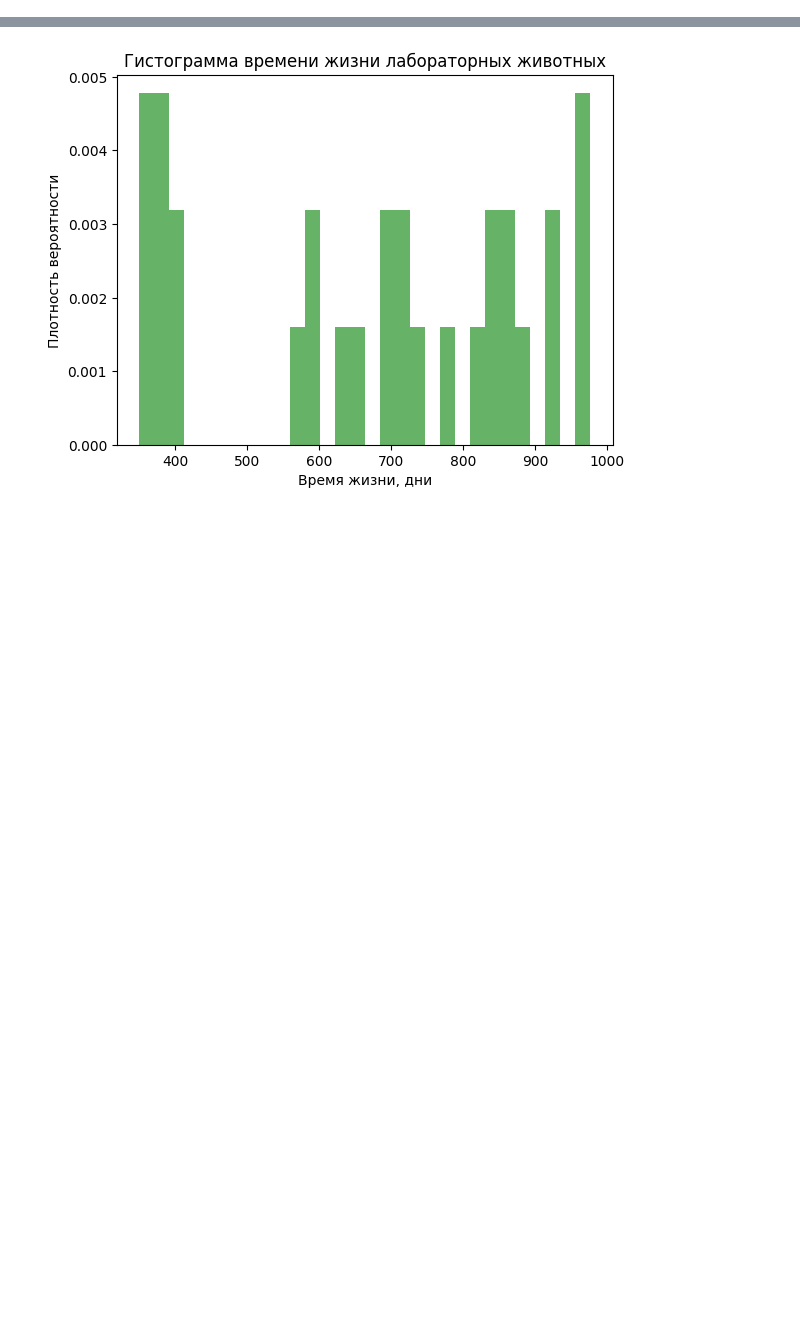
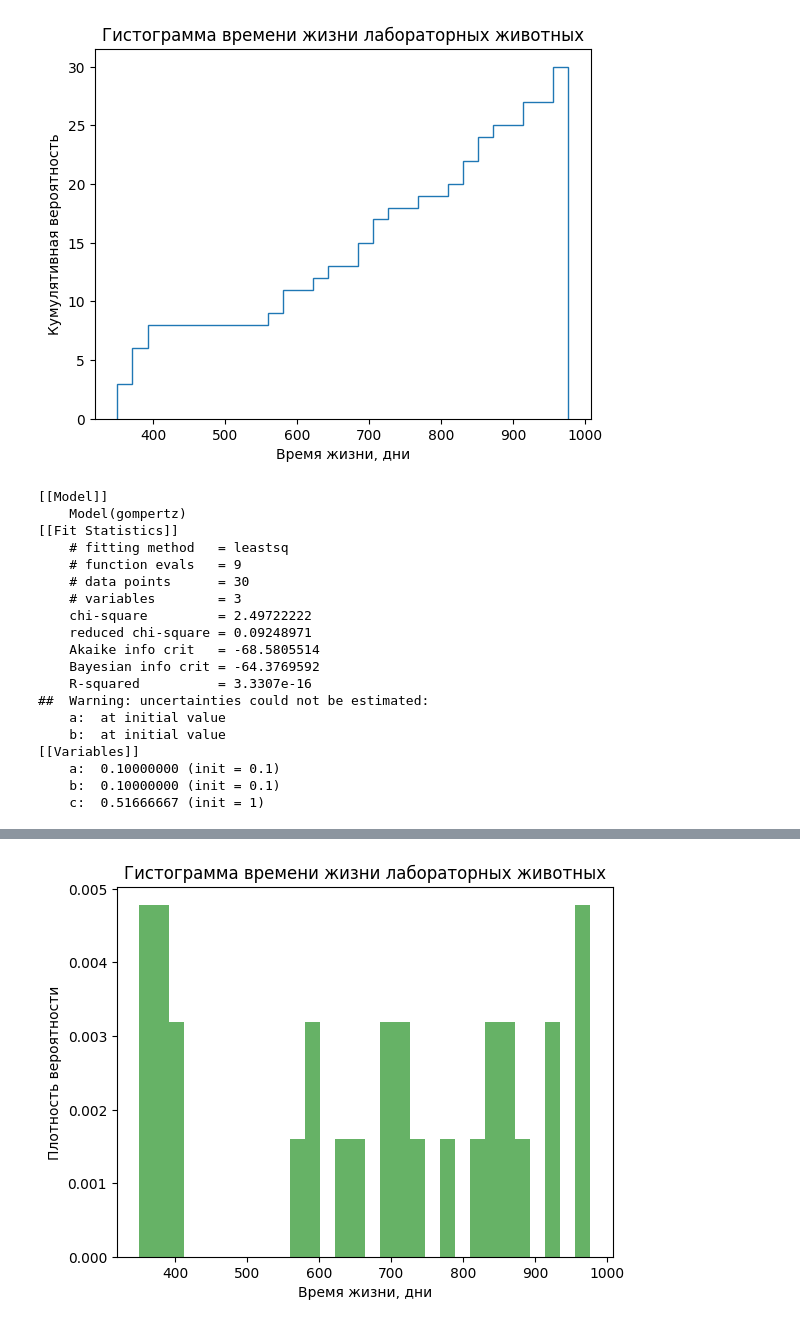
Before and after one commit to quasimuzzle/Biostatistics, a Jupyter notebook: lab1.ipynb, the cells around one changed output, grey strips where cells are left out. Saved outputs shown, nothing was run; the diff lists cells and outputs as text; code cells hidden in the pictures; blank space fills up the shorter version.

```diff
--- a/lab1.ipynb
+++ b/lab1.ipynb
@@ -0,0 +1,63 @@
+# %%
+import numpy as np
+import matplotlib.pyplot as plt
+from scipy.optimize import curve_fit
+from lmfit import Model
+from scipy.interpolate import UnivariateSpline
+
+
+data = np.loadtxt("life_expectancy.txt")
+
+# Эмпирическая функция дожития
+data_sorted = np.sort(data)
+y = np.arange(1, len(data_sorted) + 1) / len(data_sorted)
+
+# Условная функция дожития
+def conditional_survival(t, data):
+    return np.sum(data > t) / len(data)
+
+# Измененный стиль гистограммы
+plt.hist(data, histtype='step', cumulative=True, bins=len(data))
+plt.xlabel('Время жизни, дни')
+plt.ylabel('Кумулятивная вероятность')
+plt.title('Гистограмма времени жизни лабораторных животных')
+plt.show()
+
+# Более точная аппроксимация кривой Гомперца
+def gompertz(t, a, b, c):
+    return c * np.exp(-a * np.exp(-b * t))
+
+model = Model(gompertz)
+params = model.make_params(a=0.1, b=0.1, c=1)  # Инициализация параметров
+result = model.fit(y, t=data_sorted, params=params)
+
+# Вывод результатов и график
+print(result.fit_report())
+plt.plot(data_sorted, y, 'bo', label='Эмпирическая функция дожития')
+plt.plot(data_sorted, result.best_fit, 'r-', label='Более точная аппроксимация кривой Гомперца')
+plt.xlabel('Время жизни, дни')
+plt.ylabel('Вероятность дожития')
+plt.legend()
+plt.title('Эмпирическая функция дожития и более точная аппроксимация кривой Гомперца')
+plt.show()
+# %% [output]
+[figure, added]
+[[Model]]
+    Model(gompertz)
+[[Fit Statistics]]
+    # fitting method   = leastsq
+    # function evals   = 9
+    # data points      = 30
+    # variables        = 3
+    chi-square         = 2.49722222
+    reduced chi-square = 0.09248971
+    Akaike info crit   = -68.5805514
+    Bayesian info crit = -64.3769592
+    R-squared          = 3.3307e-16
+##  Warning: uncertainties could not be estimated:
+    a:  at initial value
+    b:  at initial value
+[[Variables]]
+    a:  0.10000000 (init = 0.1)
+    b:  0.10000000 (init = 0.1)
+    c:  0.51666667 (init = 1)
```
Also changed, not shown: parts of 4 cells of this notebook.
